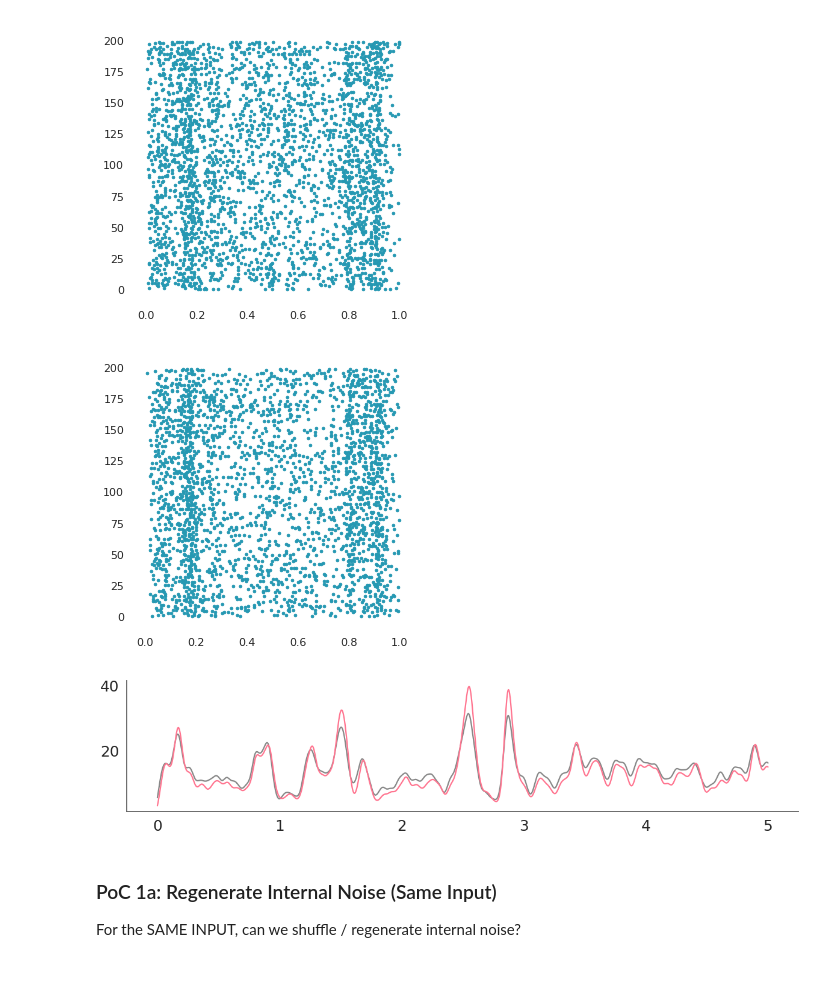
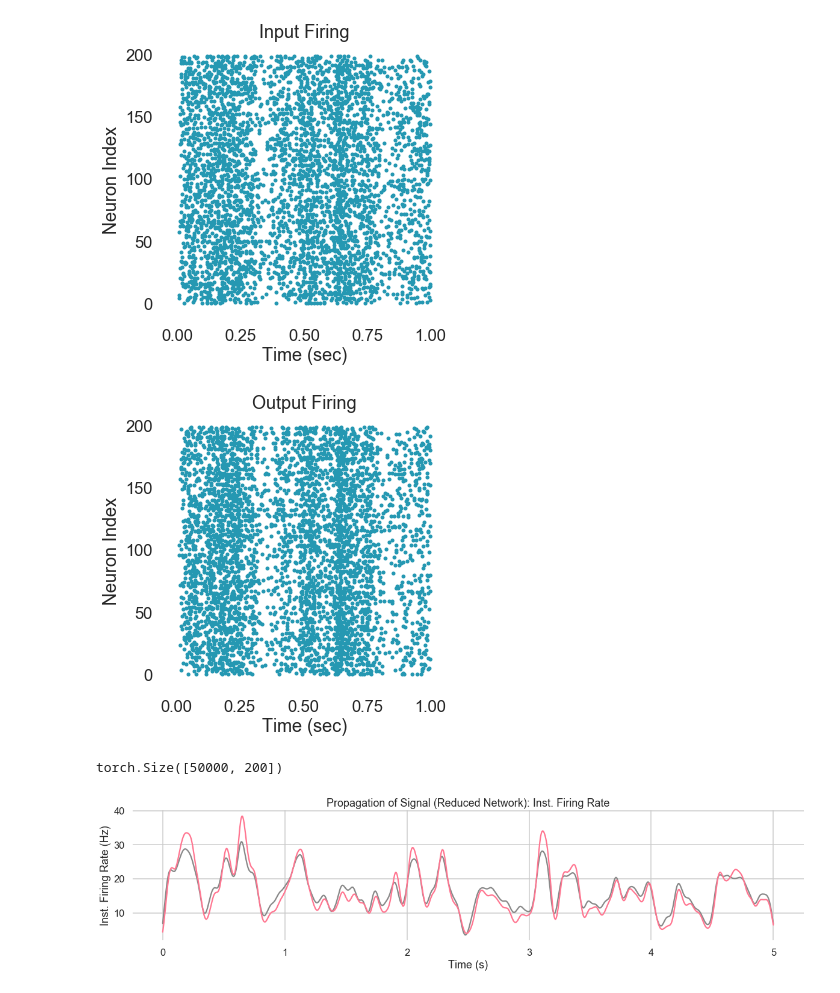
Before and after one commit to nsbspl/async-spike-propagation, a Jupyter notebook: main.ipynb, the cells around one changed output. Saved outputs shown, nothing was run; the diff lists cells and outputs as text; code cells hidden in the pictures.

```diff
--- a/main.ipynb
+++ b/main.ipynb
@@ -75,8 +92,11 @@ R = 1 # MOhm
 EL = -70.0
 V_th = -40.0
 dt = 0.1 # msec
-train_t_stop = 40.0e3
-test_t_stop = 10.0e3
+t_stop = 3.0e3
+
+INP_OU_TAU = 50.0
 
 RESULTS_DIR = "./results"
 GRAPHS_DIR = "./graphs"
+
+default_style()
@@ -96,11 +135,17 @@ else:
 # %%
 LOAD_LAYER = True
-# load_layer_file = "poc1a__neurons=200__trials=200__input=tau_50_same__t_stop=5000_msecs"
-load_layer_file = "reduced_net_ieee"
+load_layer_file = "poc1a__neurons=200__trials=200__input=tau_50_same__t_stop=5000_msecs"
+
+test_t_stop = 5000.0
 
 if LOAD_LAYER:
-    layer = Layer.load(RESULTS_DIR, load_layer_file)
+    experiment = Experiment.load(RESULTS_DIR, load_layer_file)
+    layer = experiment.layer
 else:
-    layer = Layer(NUM_NEURONS) # , device="cpu")
-    layer.train(i_inj=train_i_inj, exp_output=train_i_inj, dt=dt, t_stop=train_t_stop)
-    layer.save(RESULTS_DIR, load_layer_file)
+    layer = Layer(NUM_NEURONS)
+    layer.train(i_inj=i_inj, exp_output=i_inj, dt=dt, t_stop=t_stop)
+
+start_time = time.time()
+out, V, F_binary, F_synaptic = layer.output(test_i_inj, dt, test_t_stop)
+_, spike_out = layer.spike(out, dt, test_t_stop, int_noise_regen=True)
+print(time.time() - start_time)
@@ -107,17 +153,0 @@ else:
-# %%
-LOAD_TEST_INPUT = True
-test_input_file = "test_input_tau=50_t=10s.npy"
-if LOAD_TEST_INPUT:
-    test_i_inj = np.load(open(os.path.join(RESULTS_DIR, test_input_file), 'rb'))
-else:
-    start_time = time.time()
-    input_slow, _ = ouprocess_gaussian(50.0, dt, test_t_stop, 1)
-    test_i_inj = 16.0 + 6.0*input_slow
-    print(time.time() - start_time)
-
-    np.save(open(os.path.join(RESULTS_DIR, test_input_file), 'wb'), test_i_inj)
-
-start_time = time.time()
-out, V, F_binary, F_synaptic = layer.output(test_i_inj, dt, test_t_stop)
-_, spike_out, _ = layer.spike(out, dt, test_t_stop, int_noise_regen=True)
-print(time.time() - start_time)
@@ -165,8 +190,8 @@ plt.show()
 # %%
-graph_psth(F_binary, 10000) # (os.path.join(GRAPHS_DIR, "verif_fcl_approx_input_spikes.png")
+graph_psth(F_binary, 10000, title="Input Firing", xlabel="Time (sec)", ylabel="Neuron Index") # (os.path.join(GRAPHS_DIR, "verif_fcl_approx_input_spikes.png")
 # %% [output]
-[figure, old version]
+[figure, new version]
 # %%
-graph_psth(spike_out, 10000) # (os.path.join(GRAPHS_DIR, "verif_fcl_approx_output_spikes.png"))
+graph_psth(spike_out, 10000, title="Output Firing", xlabel="Time (sec)", ylabel="Neuron Index") # (os.path.join(GRAPHS_DIR, "verif_fcl_approx_output_spikes.png"))
 # %% [output]
-[figure, old version]
+[figure, new version]
@@ -178,24 +198,23 @@ np.save(os.path.join(RESULTS_DIR, "reducednet_out_sig"), out)
+# %%
+in_fr.shape
+# %% [output]
+torch.Size([50000, 200])
 # %%
-sns.set(style="white")
-sns.set_context("talk", font_scale=1.5)
-plt.rc('axes',edgecolor='#666666')
-
-t = np.arange(0, 5.0, 1e-4)
+# sns.set(style="white")
+# sns.set_context("talk", font_scale=1.5)
+# plt.rc('axes',edgecolor='#666666')
 
 plt.figure(figsize=(20,4))
-plt.plot(t, in_fr[:50000].mean(1).numpy(), "#888888")
-plt.plot(t, out_fr[:50000].mean(1).numpy(), '#FF7590')
+plt.plot(test_t, in_fr.mean(1).numpy(), "#888888")
+plt.plot(test_t, out_fr.mean(1).numpy(), '#FF7590')
 
-# plt.title("Reduced Network: Unconstrained Optimization")
-# plt.xlabel("Time (s)")
-# plt.ylabel("Inst. Firing Rate (Hz)")
+plt.title("Propagation of Signal (Reduced Network): Inst. Firing Rate")
+plt.xlabel("Time (s)")
+plt.ylabel("Inst. Firing Rate (Hz)")
 
 sns.despine()
 
 plt.show()
 # plt.savefig((os.path.join(GRAPHS_DIR, "fig4c-fr-redn_unc.png")))
 # %% [output]
-[figure, old version]
+[figure, new version]
-# %% [markdown]
-### PoC 1a: Regenerate Internal Noise (Same Input)
-For the SAME INPUT, can we shuffle / regenerate internal noise?
```
Also changed, not shown: parts of 102 cells of this notebook, 4 other files.
